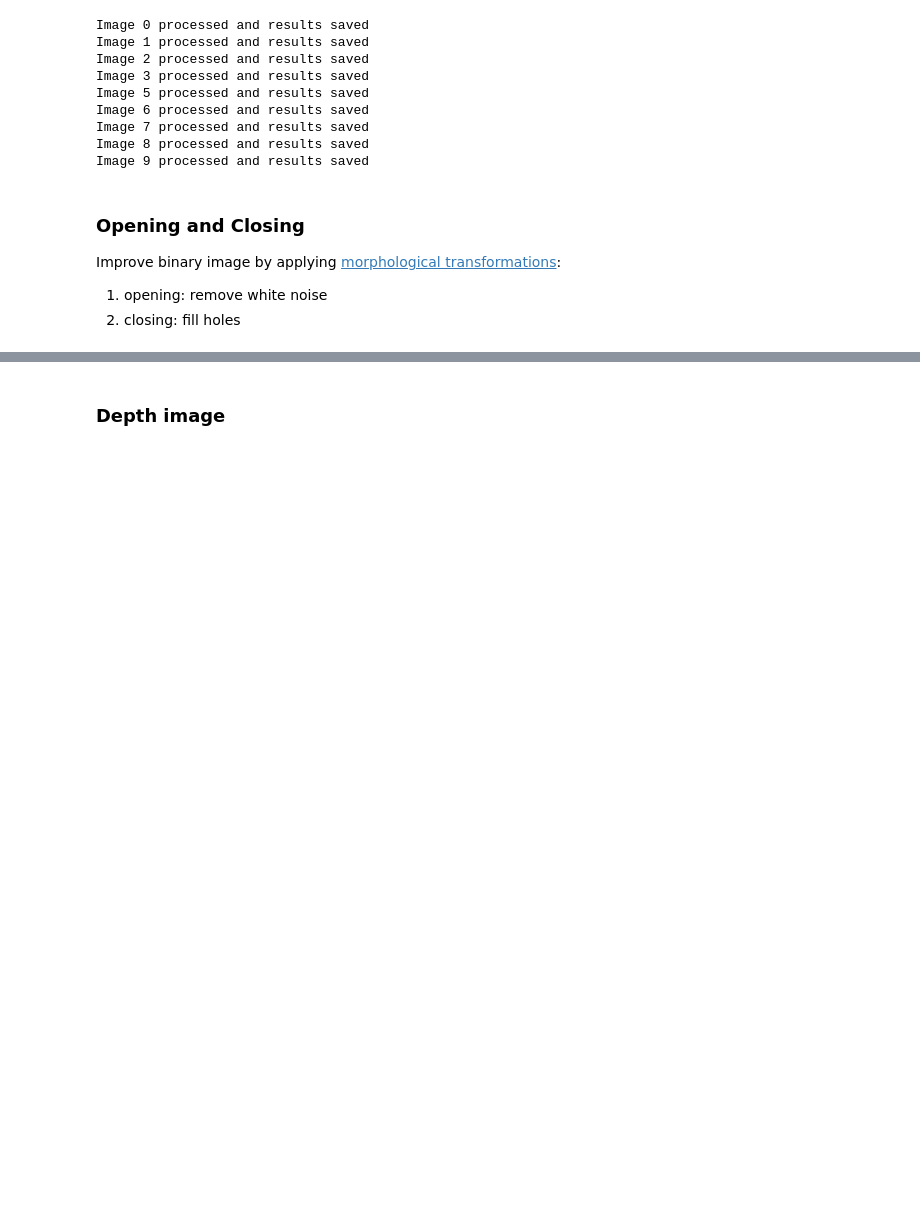
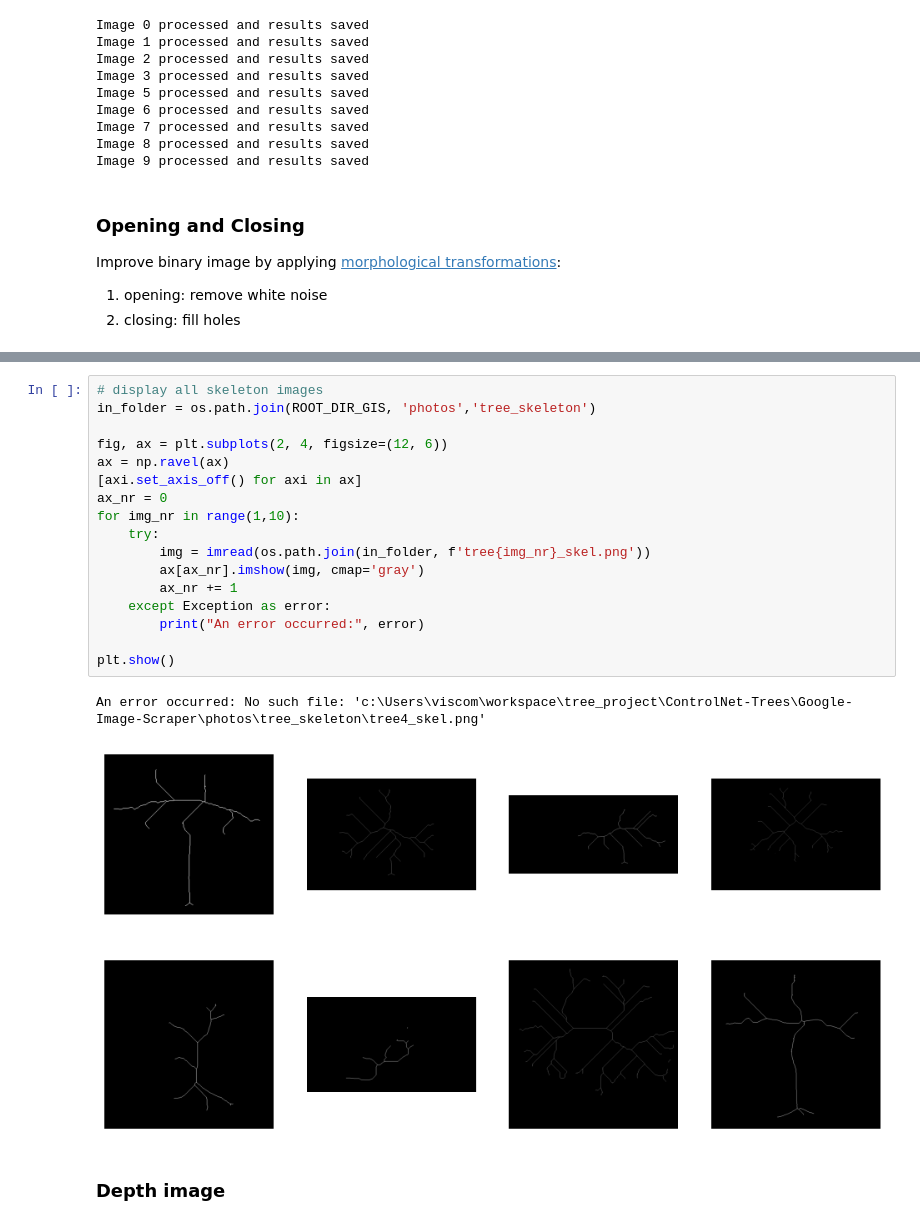
Before and after one commit to LinoLerch/ControlNet-Trees, a Jupyter notebook: Skeletonize/skeletonize.ipynb, the cells around one changed output, grey strips where cells are left out. Cells and saved outputs as stored; diff of their text form; blank space fills up the shorter version.

```diff
--- a/Skeletonize/skeletonize.ipynb
+++ b/Skeletonize/skeletonize.ipynb
@@ -137,3 +145,23 @@ plt.show()
+# %%
+# display all skeleton images
+in_folder = os.path.join(ROOT_DIR_GIS, 'photos','tree_skeleton')
+
+fig, ax = plt.subplots(2, 4, figsize=(12, 6))
+ax = np.ravel(ax)
+[axi.set_axis_off() for axi in ax]
+ax_nr = 0
+for img_nr in range(1,10):
+    try:
+        img = imread(os.path.join(in_folder, f'tree{img_nr}_skel.png'))
+        ax[ax_nr].imshow(img, cmap='gray')
+        ax_nr += 1
+    except Exception as error:
+        print("An error occurred:", error)
+
+plt.show()
+# %% [output]
+An error occurred: No such file: 'c:\Users\viscom\workspace\tree_project\ControlNet-Trees\Google-Image-Scraper\photos\tree_skeleton\tree4_skel.png'
+[figure, added]
 # %% [markdown]
 ### Depth image
 # %%
```
Also changed, not shown: parts of 6 cells of this notebook.
